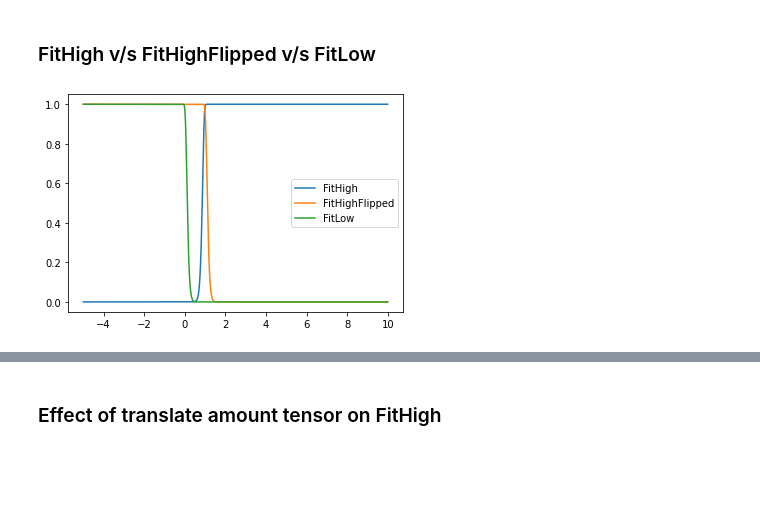
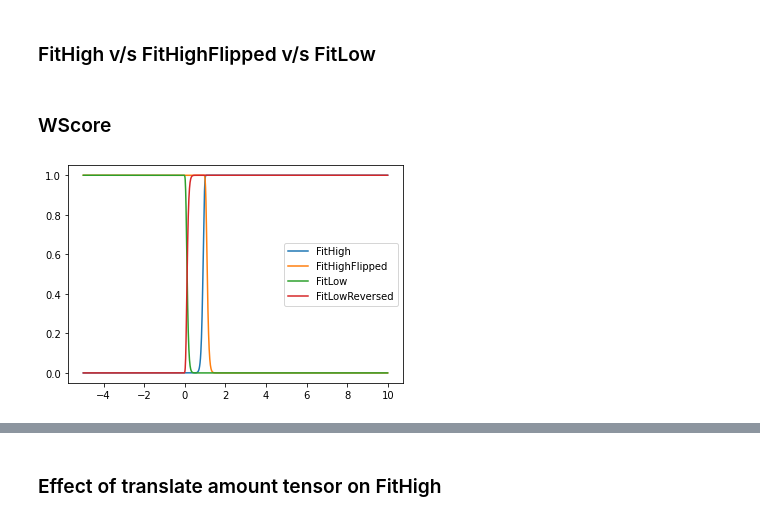
Before and after one commit to Vastlab/vast, a Jupyter notebook: vast/DistributionModels/Example.ipynb, the cells around one changed output, grey strips where cells are left out. Cells and saved outputs as stored; diff of their text form; code cells hidden in the pictures; blank space fills up the shorter version.

```diff
--- a/vast/DistributionModels/Example.ipynb
+++ b/vast/DistributionModels/Example.ipynb
@@ -31,8 +28,16 @@ FitLow = mr.wscore(testing_data)
+# %%
+mr = weibull.weibull()
+mr.FitLowReversed(training_data, tailsize)
+FitLowReversed = mr.wscore(testing_data)
+FitLowReversed_prob = mr.prob(testing_data)
+# %% [markdown]
+### WScore
 # %%
 plt.plot(testing_data, FitHigh, label='FitHigh')
 plt.plot(testing_data, FitHighFlipped, label='FitHighFlipped')
 plt.plot(testing_data, FitLow, label='FitLow')
+plt.plot(testing_data, FitLowReversed, label='FitLowReversed')
 plt.legend()
 plt.show()
 # %% [output]
-[figure, old version]
+[figure, new version]
```
Also changed, not shown: parts of 7 cells of this notebook, 3 other files.
